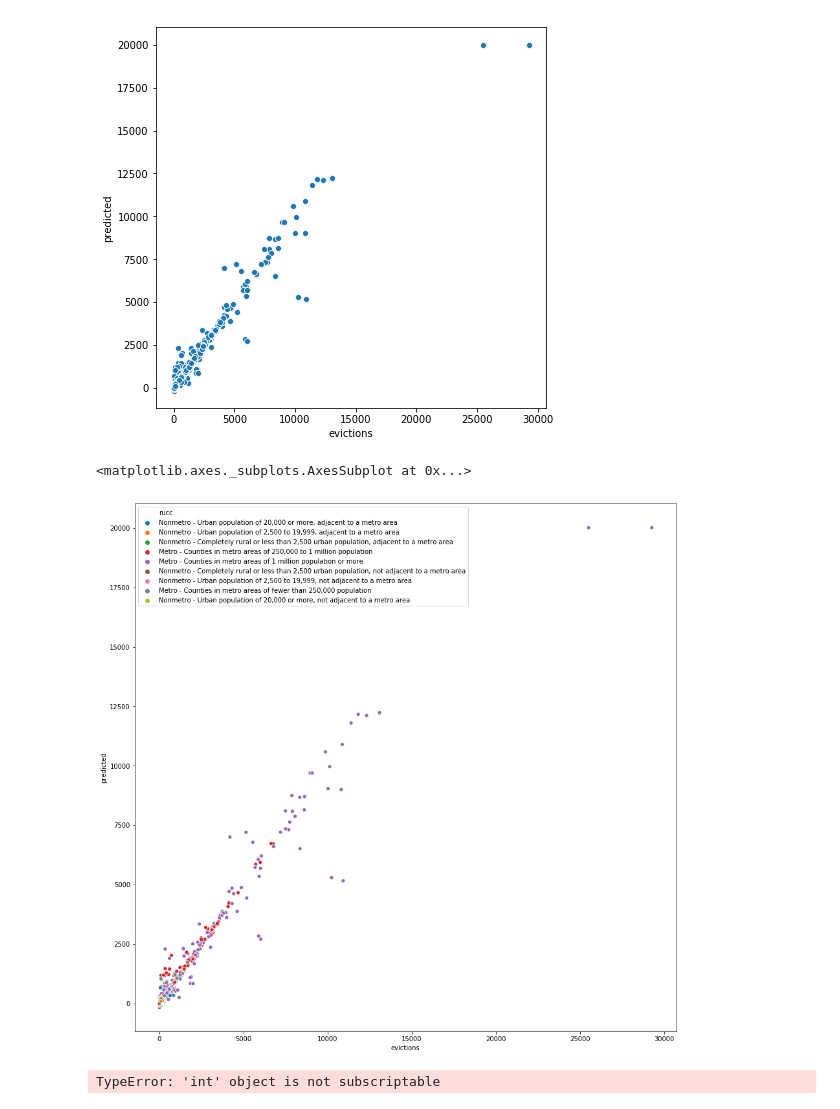
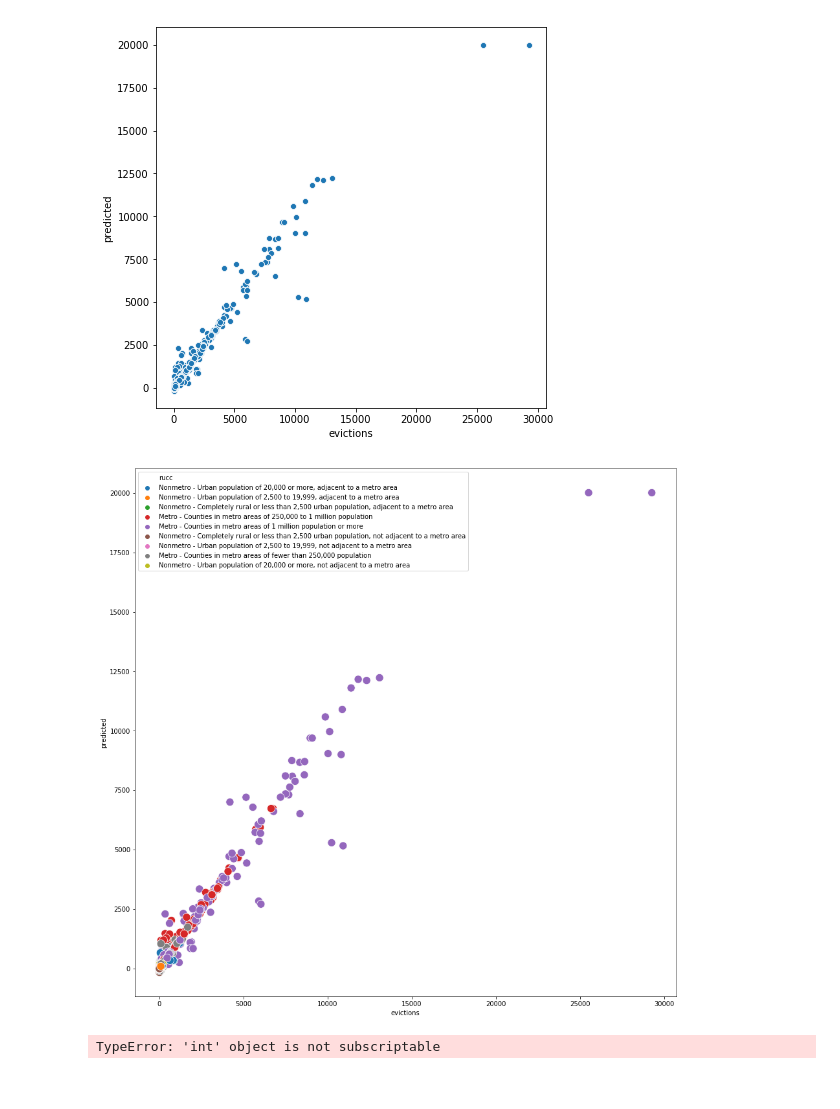
Before and after one commit to 2020josh2020/Introductory-Tutorial, a Jupyter notebook: Capstone Streamlined - predicting evictions .ipynb, the cells around one changed output. Cells and saved outputs as stored; diff of their text form; code cells hidden in the pictures.

```diff
--- a/Capstone Streamlined - predicting evictions .ipynb
+++ b/Capstone Streamlined - predicting evictions .ipynb
@@ -731,15 +731,14 @@ fig.savefig('state_evictions_scored_1.png')
 # %%
 # create figure, default plot will be too small
 fig, ax = plt.subplots(figsize=(15,15))
 
 # create scatter plot
-sns.scatterplot(x = scored['evictions'], y = scored['predicted'], hue = scored['rucc'], ax = ax)
+sns.scatterplot(x = scored['evictions'], y = scored['predicted'], hue = scored['rucc'], ax = ax, s = 150)
 
-#fig = ax.get_figure()
-#fig.savefig('state_evictions_scored.png')
+fig = ax.get_figure()
+fig.savefig('state_evictions_scored.png')
 # %% [output]
-<matplotlib.axes._subplots.AxesSubplot at 0x...>
-[figure, old version]
+[figure, new version]
 # %%
 from bokeh.io import output_notebook
 from bokeh.palettes import brewer
```
Also changed, not shown: parts of 7 cells of this notebook.
